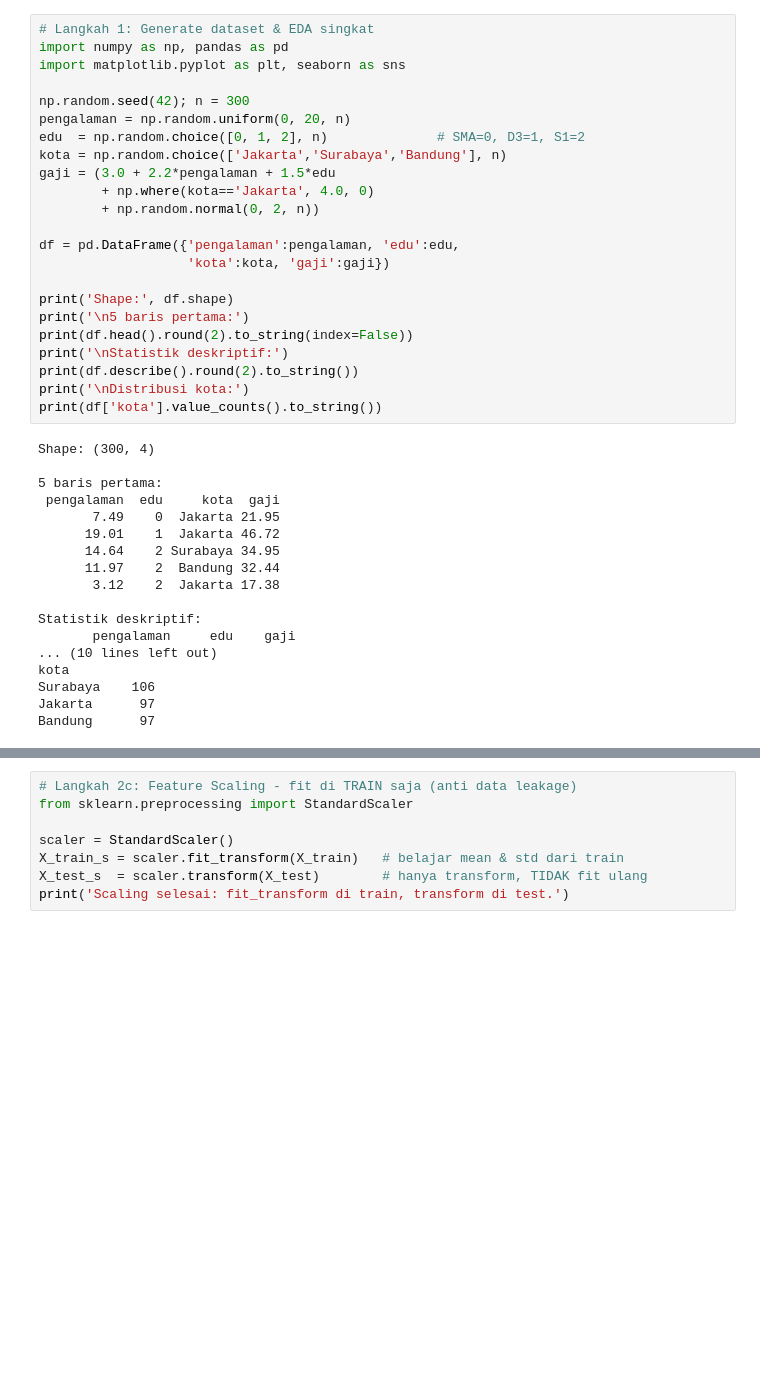
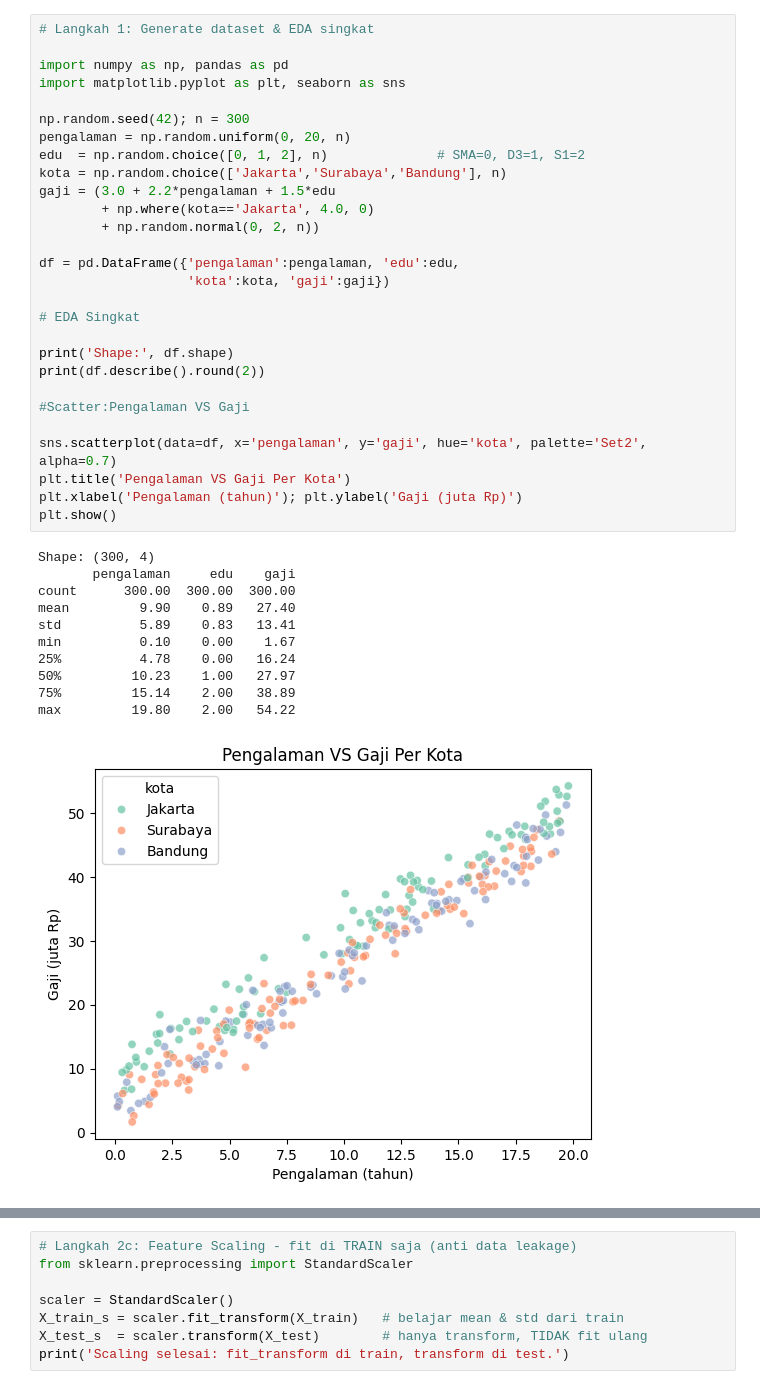
Before and after one commit to nurahmi-tintyasusi-dev/DataScience_250401020035_NurahmiT, a Jupyter notebook: Pertemuan7_Nurahmi_Tintyasusi_250401020035.ipynb, the cells around one changed output, grey strips where cells are left out. Cells and saved outputs as stored; diff of their text form; blank space fills up the shorter version.

```diff
--- a/Pertemuan7_Nurahmi_Tintyasusi_250401020035.ipynb
+++ b/Pertemuan7_Nurahmi_Tintyasusi_250401020035.ipynb
@@ -28,41 +14,40 @@ Nantinya model harus mampu "menemukan kembali" pola ini dari data.
 # %%
 # Langkah 1: Generate dataset & EDA singkat
+
 import numpy as np, pandas as pd
 import matplotlib.pyplot as plt, seaborn as sns
 
 np.random.seed(42); n = 300
 pengalaman = np.random.uniform(0, 20, n)
 edu  = np.random.choice([0, 1, 2], n)              # SMA=0, D3=1, S1=2
 kota = np.random.choice(['Jakarta','Surabaya','Bandung'], n)
 gaji = (3.0 + 2.2*pengalaman + 1.5*edu
         + np.where(kota=='Jakarta', 4.0, 0)
         + np.random.normal(0, 2, n))
 
 df = pd.DataFrame({'pengalaman':pengalaman, 'edu':edu,
                    'kota':kota, 'gaji':gaji})
 
+# EDA Singkat
+
 print('Shape:', df.shape)
-print('\n5 baris pertama:')
-print(df.head().round(2).to_string(index=False))
-print('\nStatistik deskriptif:')
-print(df.describe().round(2).to_string())
-print('\nDistribusi kota:')
-print(df['kota'].value_counts().to_string())
+print(df.describe().round(2))
+
+#Scatter:Pengalaman VS Gaji
+
+sns.scatterplot(data=df, x='pengalaman', y='gaji', hue='kota', palette='Set2', alpha=0.7)
+plt.title('Pengalaman VS Gaji Per Kota')
+plt.xlabel('Pengalaman (tahun)'); plt.ylabel('Gaji (juta Rp)')
+plt.show()
 # %% [output]
 Shape: (300, 4)
-
-5 baris pertama:
- pengalaman  edu     kota  gaji
-       7.49    0  Jakarta 21.95
-      19.01    1  Jakarta 46.72
-      14.64    2 Surabaya 34.95
-      11.97    2  Bandung 32.44
-       3.12    2  Jakarta 17.38
-
-Statistik deskriptif:
        pengalaman     edu    gaji
-... (10 lines left out)
-kota
-Surabaya    106
-Jakarta      97
-Bandung      97
+count      300.00  300.00  300.00
+mean         9.90    0.89   27.40
+std          5.89    0.83   13.41
+min          0.10    0.00    1.67
+25%          4.78    0.00   16.24
+50%         10.23    1.00   27.97
+75%         15.14    2.00   38.89
+max         19.80    2.00   54.22
+[figure, added]
```
Also changed, not shown: parts of 9 cells of this notebook.
